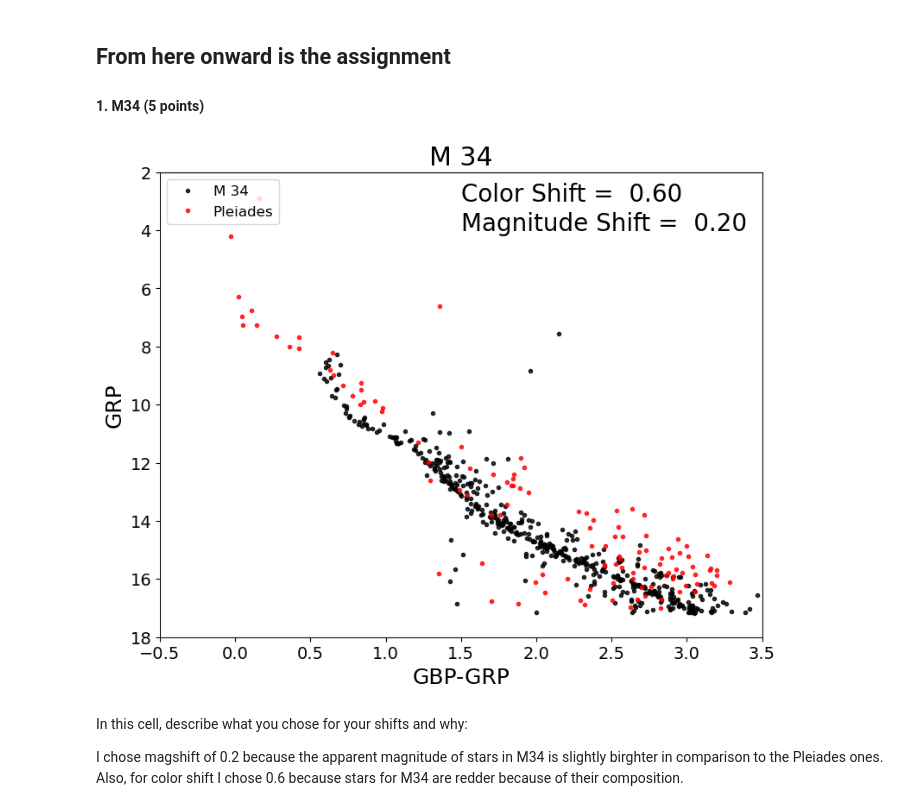
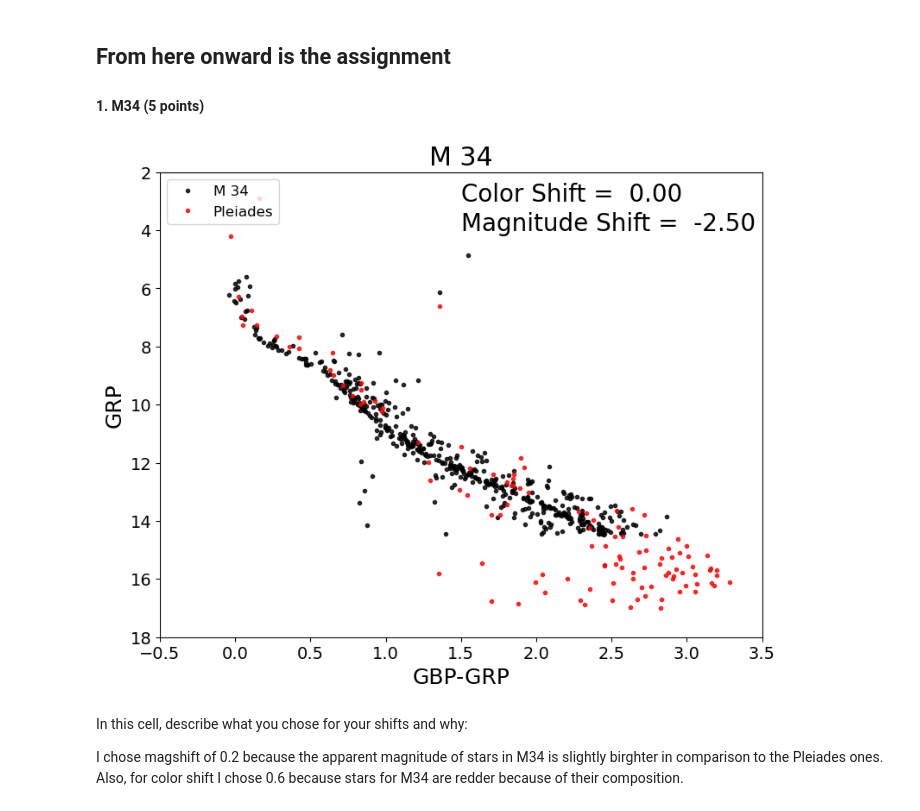
Before and after one commit to Lucc005/CMD_distmod_student, a Jupyter notebook: cluster_plot_student.ipynb, the cells around one changed output. Saved outputs shown, nothing was run; the diff lists cells and outputs as text; code cells hidden in the pictures.

```diff
--- a/cluster_plot_student.ipynb
+++ b/cluster_plot_student.ipynb
@@ -38,10 +38,11 @@ warnings.filterwarnings('ignore')
 ## From here onward is the assignment
 
 #### 1. M34 (5 points)
-# %%
-cp.cmdplot(clustname='M 34',magshift=0.2,colshift=0.6)
-# %% [output]
-[figure, removed]
+# %%
+cp.cmdplot(clustname='M 34',magshift=-2.5,colshift=0)#Here I changed just the magnification because the colorshift does not have to change
+#because the distance affects the magnitude and not the color
+# %% [output]
+[figure, added]
 # %% [markdown]
 In this cell, describe what you chose for your shifts and why:
 
```
Also changed, not shown: parts of 11 cells of this notebook.
